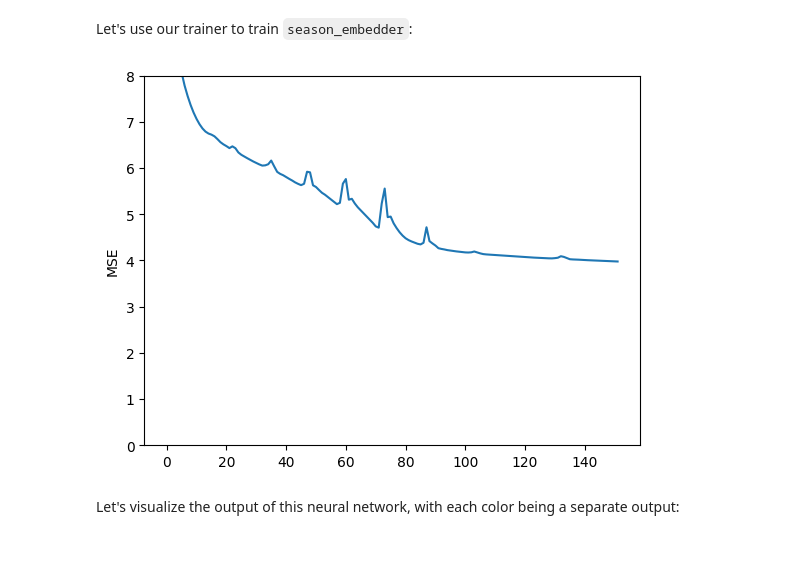
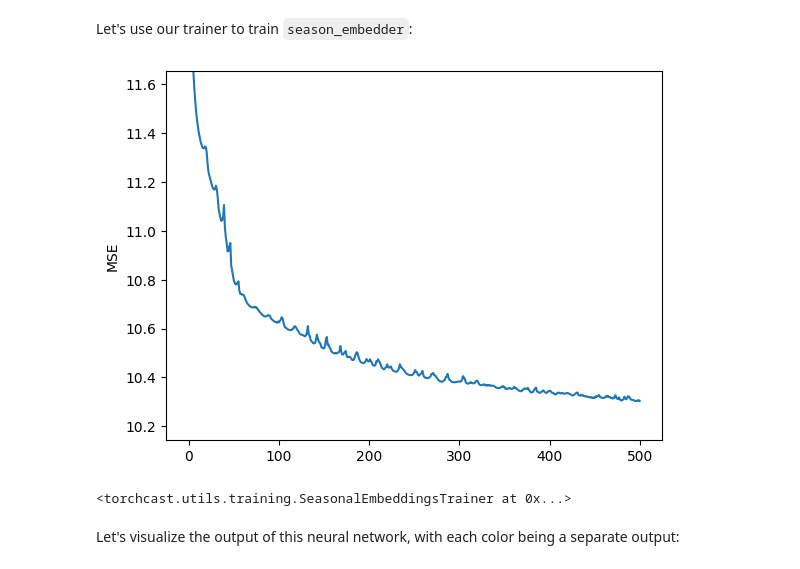
Before and after one commit to strongio/torchcast, a Jupyter notebook: docs/examples/electricity.ipynb, the cells around one changed output. Cells and saved outputs as stored; diff of their text form; code cells hidden in the pictures.

```diff
--- a/docs/examples/electricity.ipynb
+++ b/docs/examples/electricity.ipynb
@@ -341,14 +343,15 @@ For visualization (and shortly, modeling), we'll use `torchcast`'s `add_season_f
 # %%
 from torchcast.utils import add_season_features
 
-df_elec = (df_elec
-           .pipe(add_season_features, K=8, period='yearly')
-           .pipe(add_season_features, K=3, period='weekly')
-           .pipe(add_season_features, K=10, period='daily'))
+df_example = (df_elec[df_elec['group'] == example_group]
+              .reset_index(drop=True)
+              .pipe(add_season_features, K=8, period='yearly')
+              .pipe(add_season_features, K=3, period='weekly')
+              .pipe(add_season_features, K=8, period='daily'))
 
-yearly_season_feats = df_elec.columns[df_elec.columns.str.startswith('yearly_')].tolist()
-weekly_season_feats = df_elec.columns[df_elec.columns.str.startswith('weekly_')].tolist()
-daily_season_feats = df_elec.columns[df_elec.columns.str.startswith('daily_')].tolist()
+yearly_season_feats = df_example.columns[df_example.columns.str.startswith('yearly_')].tolist()
+weekly_season_feats = df_example.columns[df_example.columns.str.startswith('weekly_')].tolist()
+daily_season_feats = df_example.columns[df_example.columns.str.startswith('daily_')].tolist()
 season_feats = yearly_season_feats + weekly_season_feats + daily_season_feats
 # %% [markdown]
 Let's visualize these waves:
@@ -393,21 +393,21 @@ For this purpose, `torchcast` provides the `SeasonalEmbeddingsTrainer` class:
 # %%
 from torchcast.utils.training import SeasonalEmbeddingsTrainer
 
-SEASON_EMBED_NDIM = 12
+SEASON_EMBED_NDIM = 20
 
 season_embedder = torch.nn.Sequential(
     torch.nn.LazyLinear(out_features=48),
     torch.nn.Tanh(),
     torch.nn.Linear(48, 48),
     torch.nn.Tanh(),
-    torch.nn.Linear(48, SEASON_EMBED_NDIM, bias=False)
+    torch.nn.Linear(48, SEASON_EMBED_NDIM)
 )
 
 season_trainer = SeasonalEmbeddingsTrainer(
     module=season_embedder,
     yearly=8,
     weekly=3,
-    daily=10
+    daily=8
 )
 # %% [markdown]
 Again, the number of embedding dimensions is a hyper-parameter, where we trade off computational efficiency for precision.
@@ -427,34 +427,37 @@ Let's use our trainer to train `season_embedder`:
 # %%
 try:
     _path = os.path.join(BASE_DIR, f"season_trainer{SEASON_EMBED_NDIM}.pt")
-    season_trainer = torch.load(_path)
+    season_trainer = torch.load(_path, map_location=DEVICE).to(DEVICE)
     season_embedder = season_trainer.module
     plt.plot(season_trainer.loss_history)
-    plt.ylim(0, 8)
+    plt.ylim(None, max(season_trainer.loss_history[5:]))
     plt.ylabel('MSE')
     plt.show()
 
 except FileNotFoundError as e:
     from IPython.display import clear_output
 
-    #season_trainer.loss_history = []
+    season_trainer.loss_history = []
     for loss in season_trainer(season_dl):
         season_trainer.loss_history.append(loss)
 
         # plot:
-        clear_output(wait=True)
-        plt.plot(season_trainer.loss_history)
-        plt.ylim(0, 8)
-        plt.ylabel('MSE')
-        plt.show()
+        if len(season_trainer.loss_history) > 5:
+            clear_output(wait=True)
+            plt.plot(season_trainer.loss_history)
+            plt.ylim(None, max(season_trainer.loss_history[5:]))
+            plt.ylabel('MSE')
+            plt.show()
 
-        # stop after converges (in our case, about 150 iterations):
-        if len(season_trainer.loss_history) > 150:
+        if len(season_trainer.loss_history) > 500:
             break
 
-    torch.save(_path)
+    torch.save(season_trainer, _path)
+
+season_trainer.to(torch.device('cpu'))
 # %% [output]
-[figure, old version]
+[figure, new version]
+<torchcast.utils.training.SeasonalEmbeddingsTrainer at 0x...>
 # %% [markdown]
 Let's visualize the output of this neural network, with each color being a separate output:
 # %%
```
Also changed, not shown: parts of 22 cells of this notebook.
